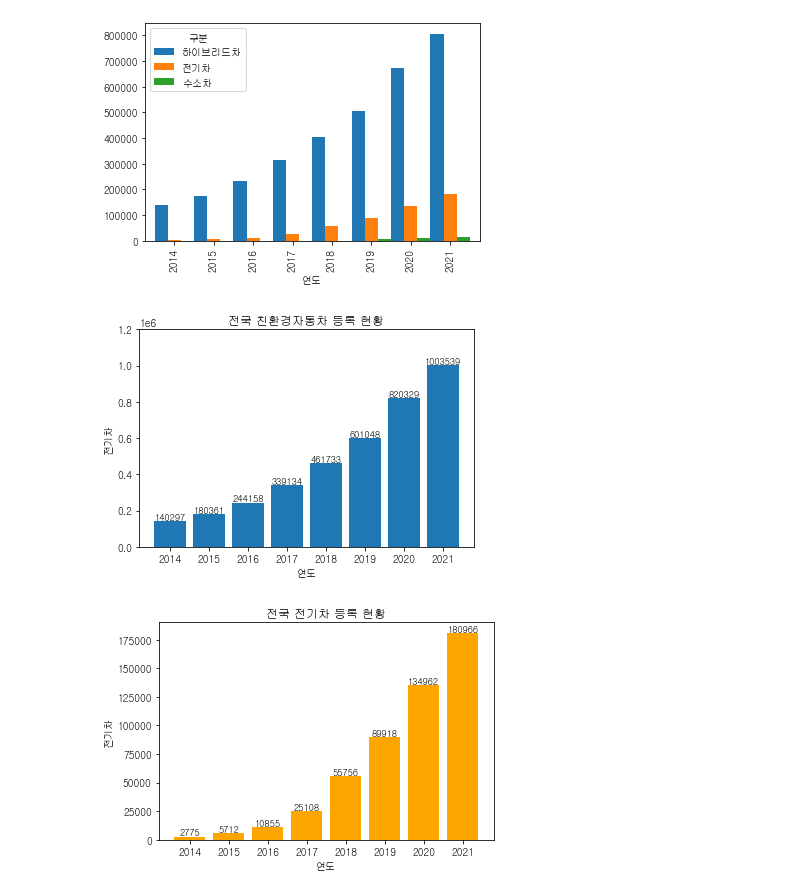
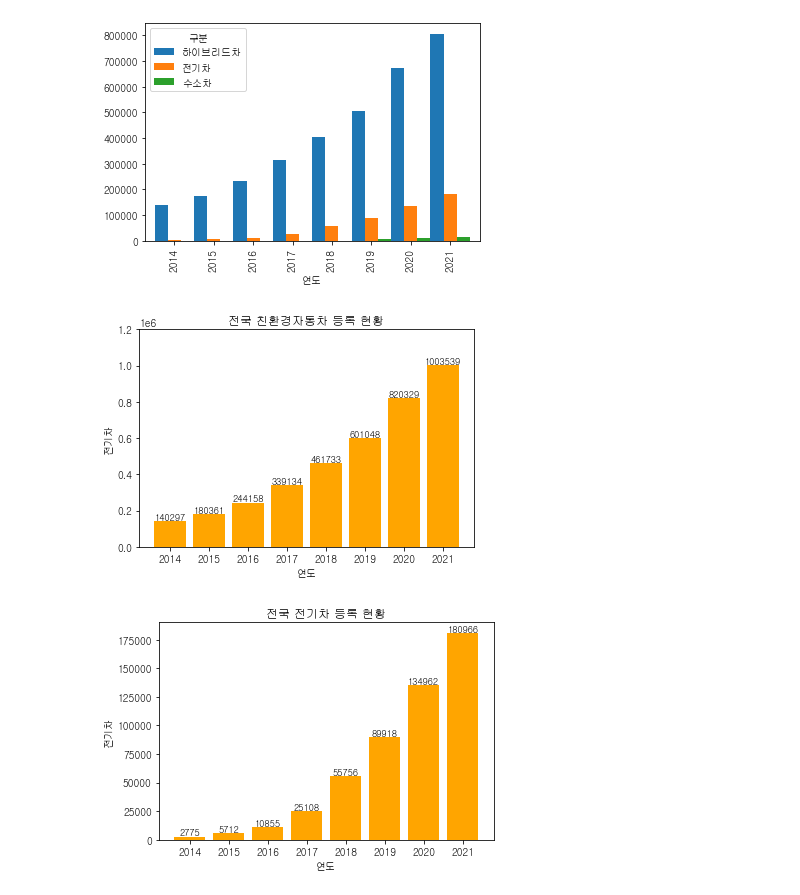
Before and after one commit to kwonkai/juno1412, a Jupyter notebook: 수원 전기차 충전소/data.ipynb, the cells around one changed output. Cells and saved outputs as stored; diff of their text form; code cells hidden in the pictures.

```diff
--- a/수원 전기차 충전소/data.ipynb
+++ b/수원 전기차 충전소/data.ipynb
@@ -102,22 +105,22 @@ plt.show()
 # %%
 x = [ '2014', '2015', '2016', '2017', '2018', '2019', '2020', '2021']
 y = all_data2['계']
-plt.bar(x, y)
+plt.bar(x, y, color = 'orange')
 for i, v in enumerate(x):
     plt.text(v, y[i], str(y[i]),
              fontsize=9,
              color="black",
              horizontalalignment='center',
              verticalalignment='bottom')
 
 
 plt.title("전국 친환경자동차 등록 현황")
 plt.ylim(0, 1200000)
 plt.xlabel('연도')
 plt.ylabel('전기차')
 plt.show()
 # %% [output]
-[figure, old version]
+[figure, new version]
 # %%
 x = [ '2014', '2015', '2016', '2017', '2018', '2019', '2020', '2021']
 y = all_data2['전기차']
```
Also changed, not shown: parts of 10 cells of this notebook, 2 other files.
